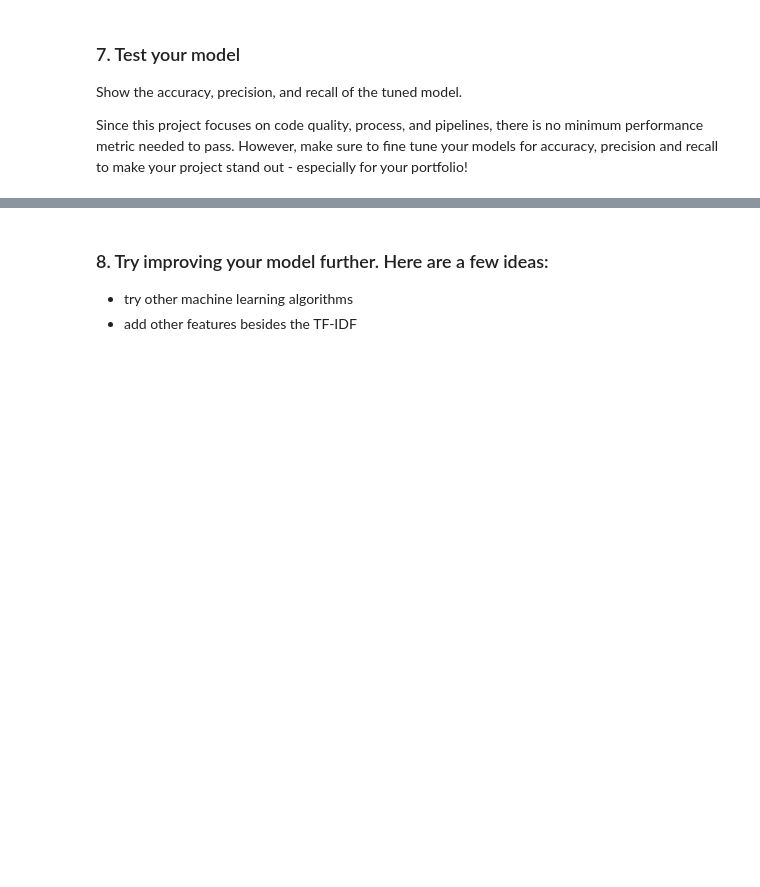
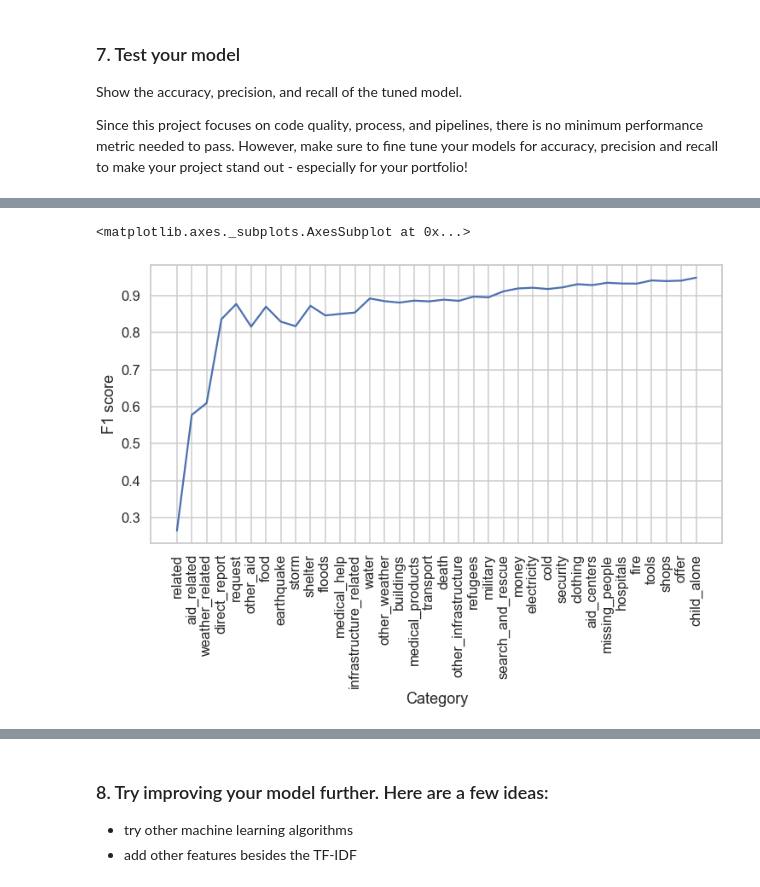
Before and after one commit to ronald-leung/Udacity-Exercises, a Jupyter notebook: DataScienceNanoDegree/Project2/jupyter/ML Pipeline Preparation.ipynb, the cells around one changed output, grey strips where cells are left out. Drawn from its saved outputs; the diff is of its cells as text; code cells hidden in the pictures; blank space fills up the shorter version.

```diff
--- a/DataScienceNanoDegree/Project2/jupyter/ML Pipeline Preparation.ipynb
+++ b/DataScienceNanoDegree/Project2/jupyter/ML Pipeline Preparation.ipynb
@@ -251,0 +380,5 @@ print("Start time is: ", datetime.datetime.now())
+# %%
+accuracy_df = pd.DataFrame(cat_available)
+# %%
+accuracy_df = accuracy_df.reset_index()
+accuracy_df.columns = ["Category", "Positive Count"]
@@ -251,0 +394,2 @@ print("Start time is: ", datetime.datetime.now())
+# %%
+accuracy_df["F1 score"] = accuracy_df["Category"].apply(lambda x: reportDict[x])
@@ -251,0 +405,6 @@ print("Start time is: ", datetime.datetime.now())
+# %%
+formatPlots()
+sns.lineplot(x="Category", y="F1 score", data=accuracy_df, sort=False)
+# %% [output]
+<matplotlib.axes._subplots.AxesSubplot at 0x...>
+[figure, added]
```
Also changed, not shown: parts of 31 cells of this notebook, 5 other files.
